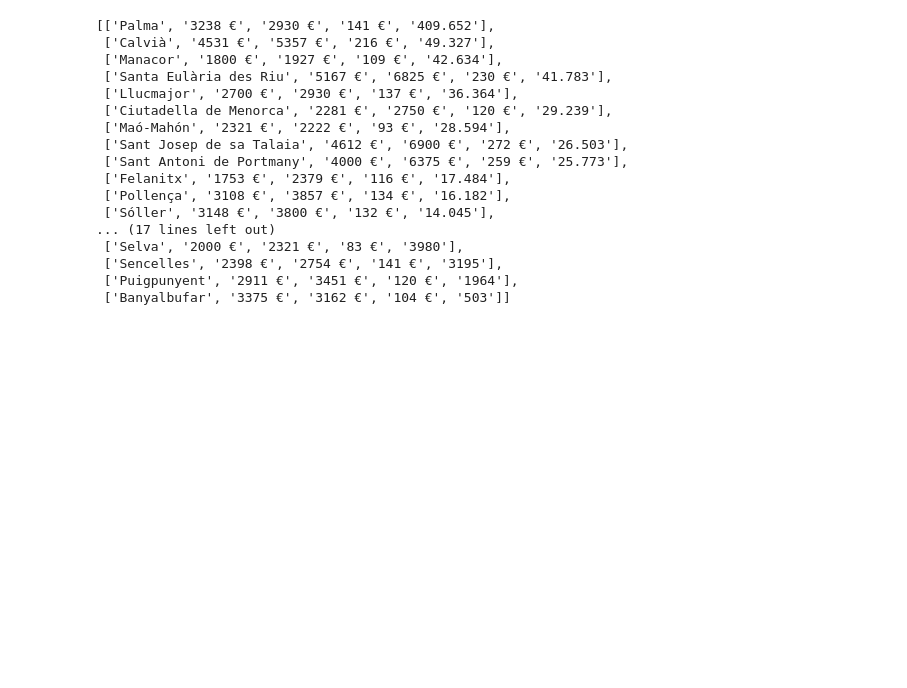
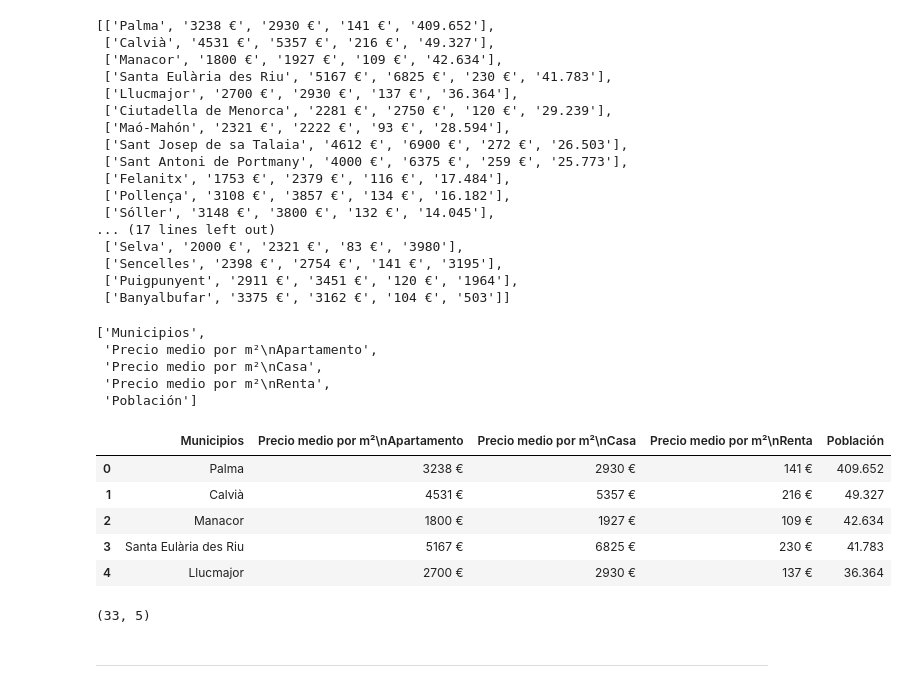
Before and after one commit to JaimeLeoz/w4-ETL-Project, a Jupyter notebook: MainWork-1.ipynb, the cells around one changed output. Drawn from its saved outputs; the diff is of its cells as text; code cells hidden in the pictures; blank space fills up the shorter version.

```diff
--- a/MainWork-1.ipynb
+++ b/MainWork-1.ipynb
@@ -868,3 +825,31 @@ data
  ['Sencelles', '2398 €', '2754 €', '141 €', '3195'],
  ['Puigpunyent', '2911 €', '3451 €', '120 €', '1964'],
  ['Banyalbufar', '3375 €', '3162 €', '104 €', '503']]
+# %%
+cabeceras =driver.find_element(By.CLASS_NAME,'MuiTableHead-root')
+
+cabeceras=[c.text for c in cabeceras.find_elements(By.TAG_NAME,'th')]
+
+
+cabeceras
+# %% [output]
+['Municipios',
+ 'Precio medio por m²\nApartamento',
+ 'Precio medio por m²\nCasa',
+ 'Precio medio por m²\nRenta',
+ 'Población']
+# %%
+df_rent_municipio=pd.DataFrame(data, columns=cabeceras)
+
+df_rent_municipio.head()
+# %% [output]
+|  | Municipios | Precio medio por m²\nApartamento | Precio medio por m²\nCasa | Precio medio por m²\nRenta | Población |
+| 0 | Palma | 3238 € | 2930 € | 141 € | 409.652 |
+| 1 | Calvià | 4531 € | 5357 € | 216 € | 49.327 |
+| 2 | Manacor | 1800 € | 1927 € | 109 € | 42.634 |
+| 3 | Santa Eulària des Riu | 5167 € | 6825 € | 230 € | 41.783 |
+| 4 | Llucmajor | 2700 € | 2930 € | 137 € | 36.364 |
+# %%
+df_rent_municipio.shape
+# %% [output]
+(33, 5)
@@ -871,2 +859,4 @@ data
+# %% [markdown]
+---
 # %%
 driver.quit()
```
Also changed, not shown: parts of 62 cells of this notebook, 40 other files.
